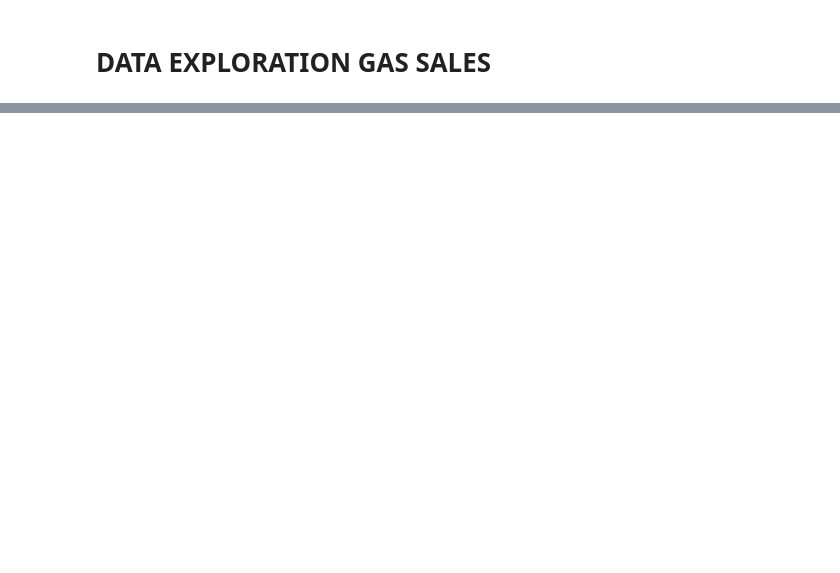
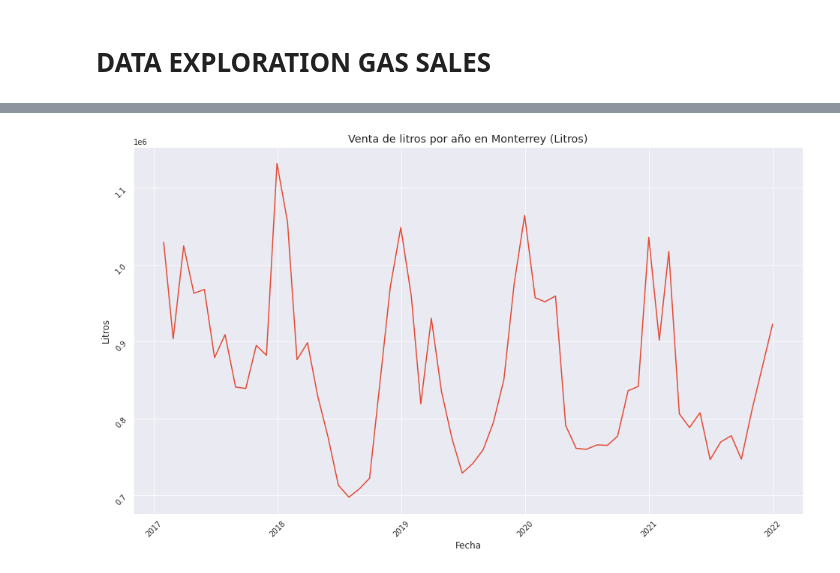
Before and after one commit to EdsonECM17/gas-sales-prediction, a Jupyter notebook: notebooks/file_processing.ipynb, the cells around one changed output, grey strips where cells are left out. Saved outputs shown, nothing was run; the diff lists cells and outputs as text; code cells hidden in the pictures; blank space fills up the shorter version.

```diff
--- a/notebooks/file_processing.ipynb
+++ b/notebooks/file_processing.ipynb
@@ -140,0 +313,9 @@ full_data.head(5)
+# %%
+liters_nl_gas = sns.lineplot(x="Date", y="Litros", data=df_grouped_nl_ts)
+
+liters_nl_gas.tick_params(rotation=45)
+plt.title('Venta de litros por año en Monterrey (Litros)')
+plt.xlabel('Fecha')
+plt.show()
+# %% [output]
+[figure, added]
```
Also changed, not shown: parts of 25 cells of this notebook.
